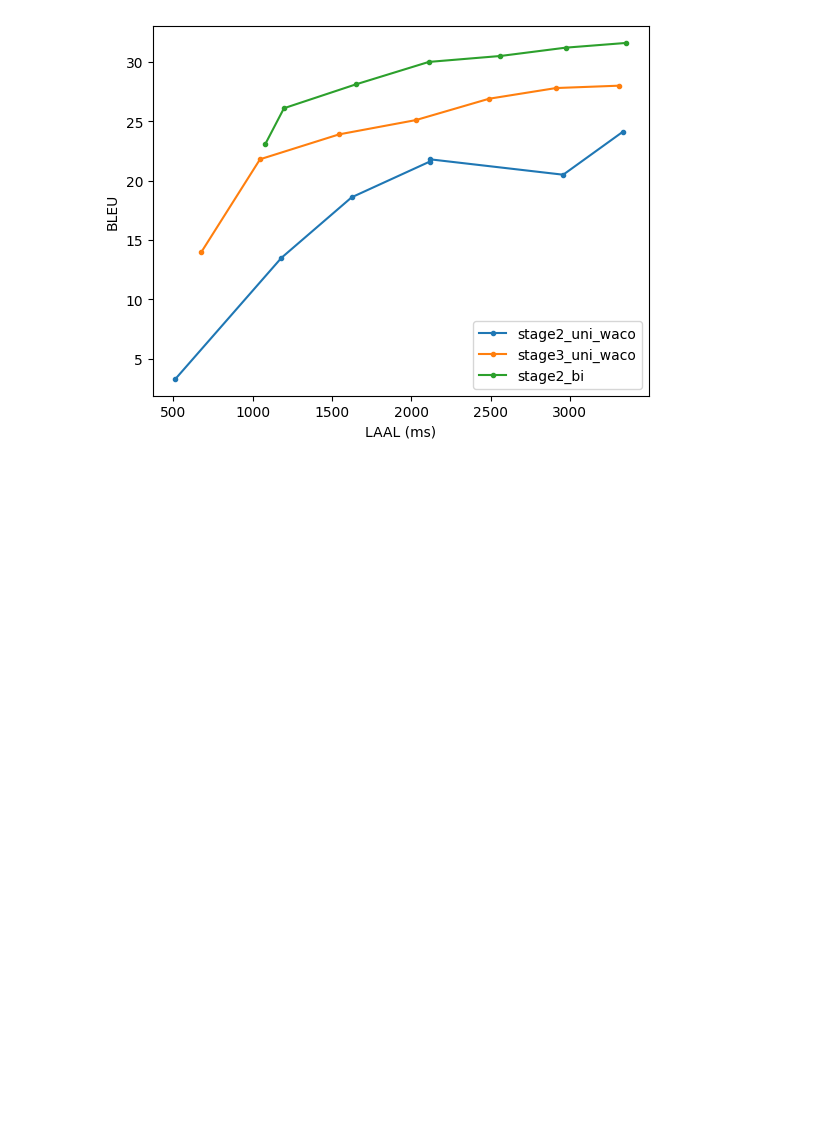
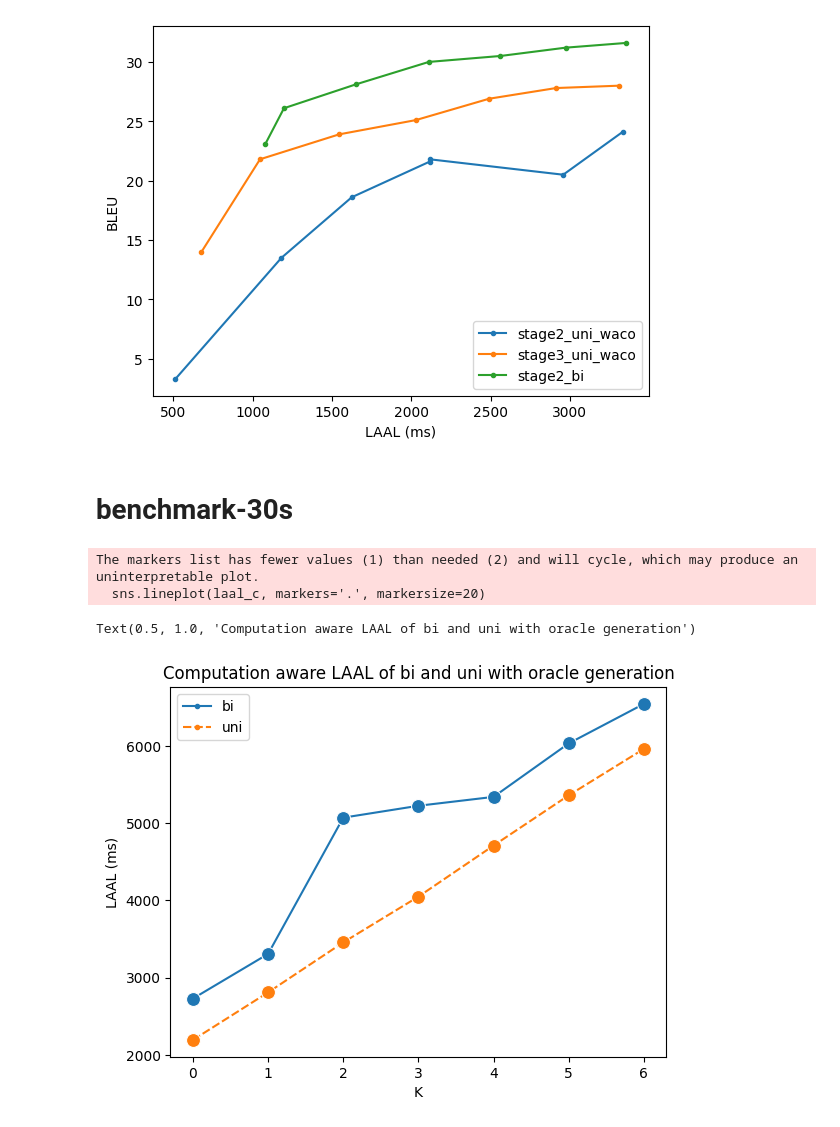
Before and after one commit to LeiLiLab/InfiniSST, a Jupyter notebook: plots/plot.ipynb, the cells around one changed output. Saved outputs shown, nothing was run; the diff lists cells and outputs as text; code cells hidden in the pictures; blank space fills up the shorter version.

```diff
--- a/plots/plot.ipynb
+++ b/plots/plot.ipynb
@@ -205,3 +205,5 @@ plt.legend()
 plt.show()
 # %% [output]
 [figure]
+# %% [markdown]
+# benchmark-30s
@@ -207,0 +212,5 @@ plt.show()
+# %%
+laal_c = {
+    'bi' : np.array([2730, 3308, 5071, 5225, 5340, 6032, 6543]),
+    'uni': np.array([2195, 2810, 3457, 4049, 4710, 5360, 5961])
+}
@@ -207,0 +222,10 @@ plt.show()
+# %%
+sns.lineplot(laal_c, markers='.', markersize=20)
+plt.ylabel('LAAL (ms)')
+plt.xlabel('K')
+plt.title('Computation aware LAAL of bi and uni with oracle generation')
+# %% [output]
+The markers list has fewer values (1) than needed (2) and will cycle, which may produce an uninterpretable plot.
+  sns.lineplot(laal_c, markers='.', markersize=20)
+Text(0.5, 1.0, 'Computation aware LAAL of bi and uni with oracle generation')
+[figure, added]
```
Also changed, not shown: parts of 3 cells of this notebook, 5 other files.
